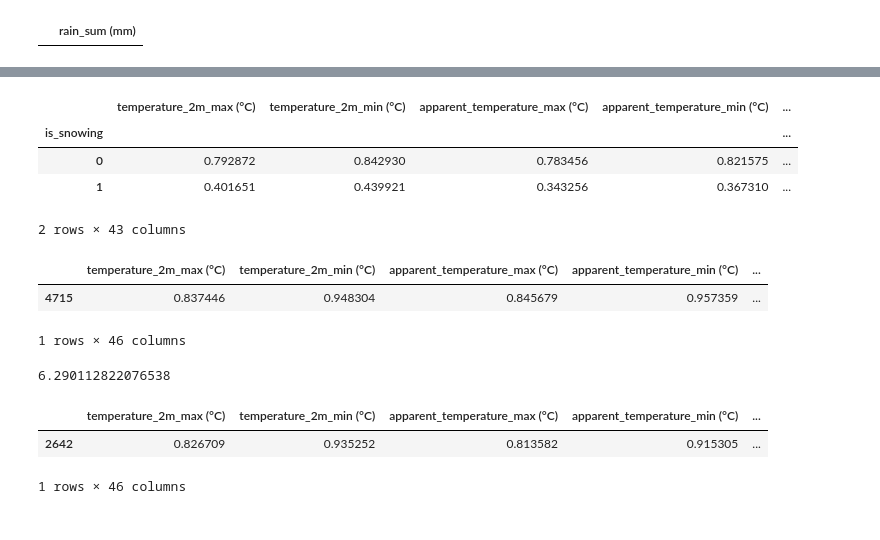
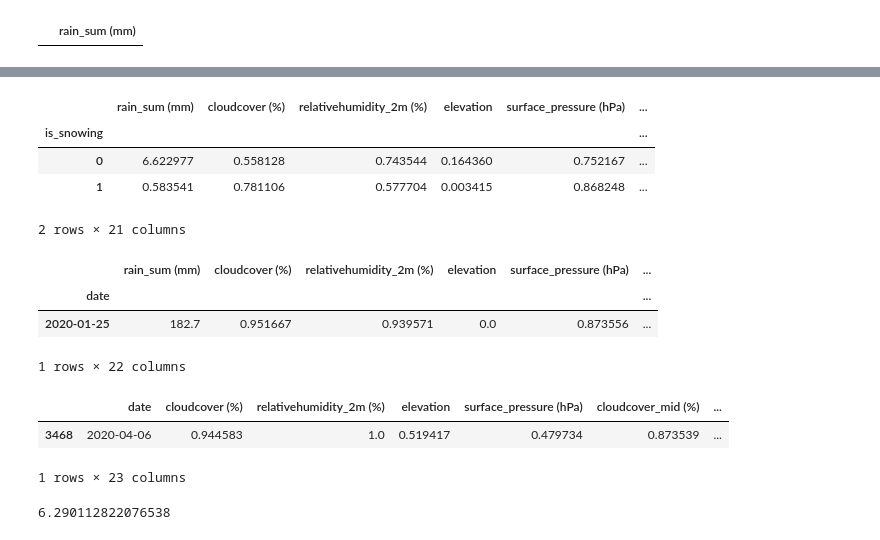
Before and after one commit to damahindra/BCC_FUGAZZI-in-Datavidia-2023, a Jupyter notebook: workspace-ces.ipynb, the cells around one changed output, grey strips where cells are left out. Cells and saved outputs as stored; diff of their text form; code cells hidden in the pictures.

```diff
--- a/workspace-ces.ipynb
+++ b/workspace-ces.ipynb
@@ -434,27 +523,28 @@ merge_result.groupby('is_snowing').mean()
 # %%
-train_scaled.groupby('is_snowing').mean()
+train_final.groupby('is_snowing').mean()
 # %% [output]
-|  | temperature_2m_max (°C) | temperature_2m_min (°C) | apparent_temperature_max (°C) | apparent_temperature_min (°C) | ... |
-| is_snowing |  |  |  |  | ... |
-| 0 | 0.792872 | 0.842930 | 0.783456 | 0.821575 | ... |
-| 1 | 0.401651 | 0.439921 | 0.343256 | 0.367310 | ... |
+|  | rain_sum (mm) | cloudcover (%) | relativehumidity_2m (%) | elevation | surface_pressure (hPa) | ... |
+| is_snowing |  |  |  |  |  | ... |
+| 0 | 6.622977 | 0.558128 | 0.743544 | 0.164360 | 0.752167 | ... |
+| 1 | 0.583541 | 0.781106 | 0.577704 | 0.003415 | 0.868248 | ... |
-2 rows × 43 columns
+2 rows × 21 columns
 # %%
-train_scaled[train_scaled['rain_sum (mm)'] == train_scaled['rain_sum (mm)'].max()]
+train_final[train_final['rain_sum (mm)'] == train_final['rain_sum (mm)'].max()]
 # %% [output]
-|  | temperature_2m_max (°C) | temperature_2m_min (°C) | apparent_temperature_max (°C) | apparent_temperature_min (°C) | ... |
-| 4715 | 0.837446 | 0.948304 | 0.845679 | 0.957359 | ... |
+|  | rain_sum (mm) | cloudcover (%) | relativehumidity_2m (%) | elevation | surface_pressure (hPa) | ... |
+| date |  |  |  |  |  | ... |
+| 2020-01-25 | 182.7 | 0.951667 | 0.939571 | 0.0 | 0.873556 | ... |
-1 rows × 46 columns
+1 rows × 22 columns
+# %%
+merge_result[merge_result['rain_sum (mm)'] == merge_result['rain_sum (mm)'].max()]
+# %% [output]
+|  | date | cloudcover (%) | relativehumidity_2m (%) | elevation | surface_pressure (hPa) | cloudcover_mid (%) | ... |
+| 3468 | 2020-04-06 | 0.944583 | 1.0 | 0.519417 | 0.479734 | 0.873539 | ... |
+1 rows × 23 columns
 # %%
 train_final['rain_sum (mm)'].mean()
 # %% [output]
 6.290112822076538
-# %%
-merge_result[merge_result['rain_sum (mm)'] == merge_result['rain_sum (mm)'].max()]
-# %% [output]
-|  | temperature_2m_max (°C) | temperature_2m_min (°C) | apparent_temperature_max (°C) | apparent_temperature_min (°C) | ... |
-| 2642 | 0.826709 | 0.935252 | 0.813582 | 0.915305 | ... |
-1 rows × 46 columns
 # %%
 result.insert(0, 'id', result.index)
 result = result.set_index('id')
```
Also changed, not shown: parts of 18 cells of this notebook.
